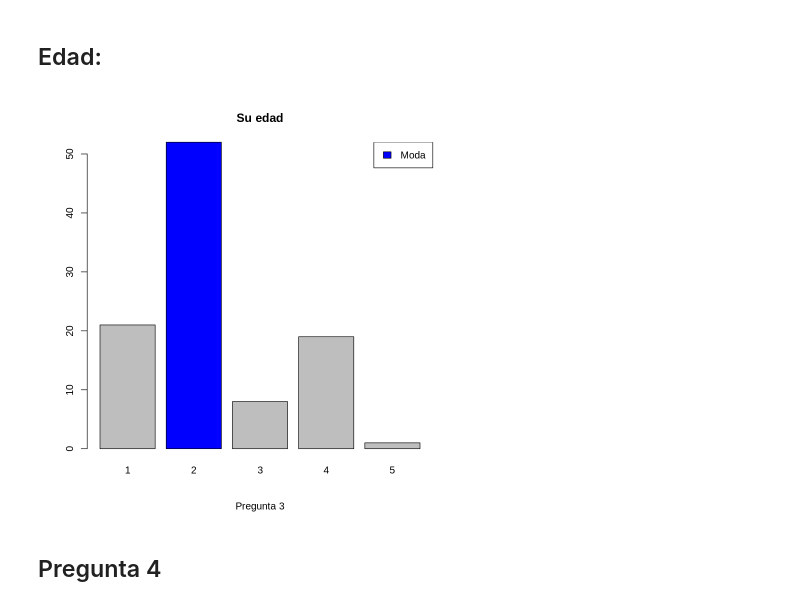
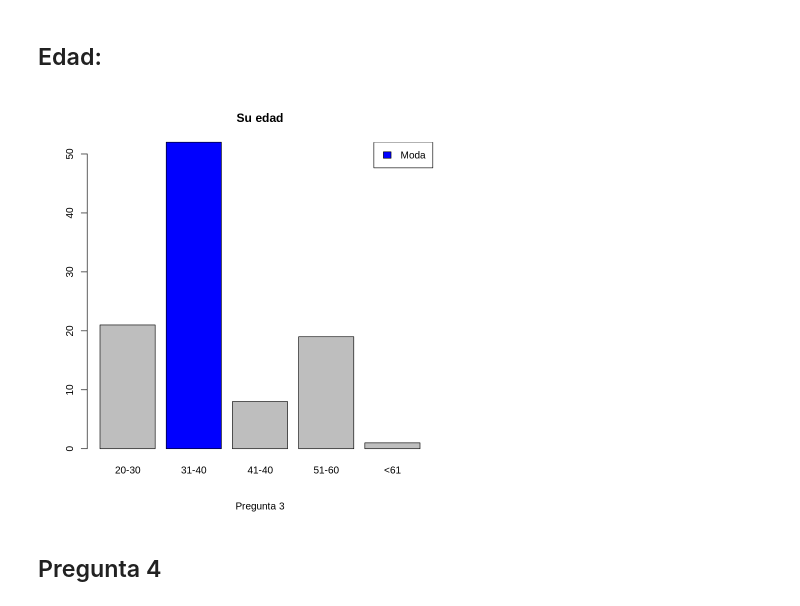
Before and after one commit to Taz-Ricardo/Validacion, a Jupyter notebook: Codigos validacion.ipynb, the cells around one changed output. Saved outputs shown, nothing was run; the diff lists cells and outputs as text; code cells hidden in the pictures.

Commit message:
Datos completos

```diff
--- a/Codigos validacion.ipynb
+++ b/Codigos validacion.ipynb
@@ -271,10 +230,10 @@ pie(porcentajes, etiquetas,
 # %% [markdown]
 ## Edad:
 # %%
-barplot(table(datos[,3]),main = "Su edad", col = c("gray",4,rep("gray", 3)),sub='Pregunta 3')
+barplot(table(datos[,3]),names.arg=c('20-30','31-40','41-40','51-60','<61'),main = "Su edad", col = c("gray",4,rep("gray", 3)),sub='Pregunta 3')
 legend("topright", "Moda", fill = 4)
 # %% [output]
-[figure, old version]
+[figure, new version]
 # %% [markdown]
 ## Pregunta 4
 # %% [markdown]
```
Also changed, not shown: parts of 56 cells of this notebook, 2 other files.
